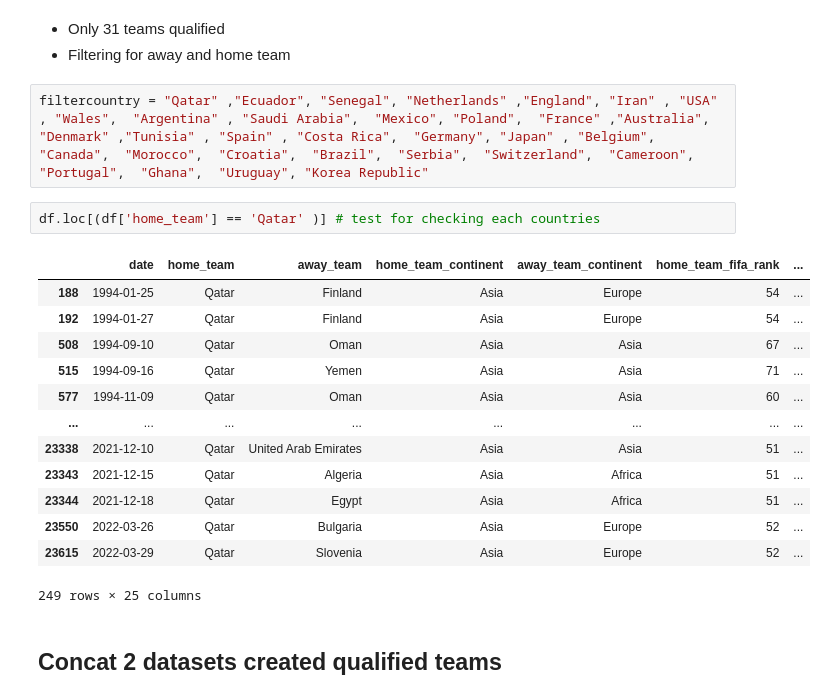
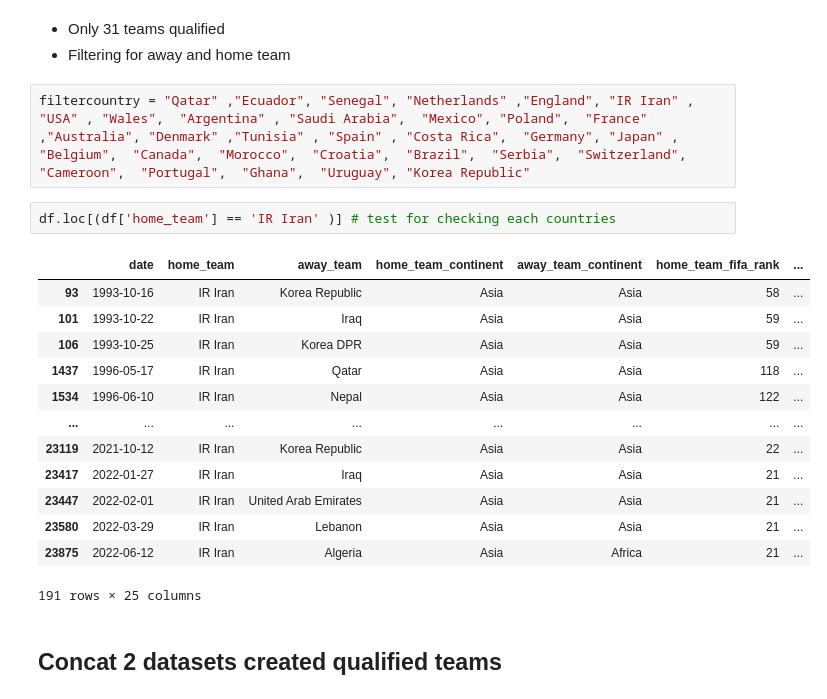
Before and after one commit to 75andybermond/World_Cup_2022_Prediction, a Jupyter notebook: NB1.ipynb, the cells around one changed output. Saved outputs shown, nothing was run; the diff lists cells and outputs as text.

```diff
--- a/NB1.ipynb
+++ b/NB1.ipynb
@@ -88,23 +110,23 @@ Name: away_team, Length: 211, dtype: int64
 * Only 31 teams qualified
 * Filtering for away and home team
 # %%
-filtercountry = "Qatar" ,"Ecuador", "Senegal", "Netherlands" ,"England", "Iran" , "USA" , "Wales",  "Argentina" , "Saudi Arabia",  "Mexico", "Poland",  "France" ,"Australia", "Denmark" ,"Tunisia" , "Spain" , "Costa Rica",  "Germany", "Japan" , "Belgium",  "Canada",  "Morocco",  "Croatia",  "Brazil",  "Serbia",  "Switzerland",  "Cameroon",  "Portugal",  "Ghana",  "Uruguay", "Korea Republic"
+filtercountry = "Qatar" ,"Ecuador", "Senegal", "Netherlands" ,"England", "IR Iran" , "USA" , "Wales",  "Argentina" , "Saudi Arabia",  "Mexico", "Poland",  "France" ,"Australia", "Denmark" ,"Tunisia" , "Spain" , "Costa Rica",  "Germany", "Japan" , "Belgium",  "Canada",  "Morocco",  "Croatia",  "Brazil",  "Serbia",  "Switzerland",  "Cameroon",  "Portugal",  "Ghana",  "Uruguay", "Korea Republic"
 # %%
-df.loc[(df['home_team'] == 'Qatar' )] # test for checking each countries
+df.loc[(df['home_team'] == 'IR Iran' )] # test for checking each countries
 # %% [output]
 |  | date | home_team | away_team | home_team_continent | away_team_continent | home_team_fifa_rank | ... |
-| 188 | 1994-01-25 | Qatar | Finland | Asia | Europe | 54 | ... |
-| 192 | 1994-01-27 | Qatar | Finland | Asia | Europe | 54 | ... |
-| 508 | 1994-09-10 | Qatar | Oman | Asia | Asia | 67 | ... |
-| 515 | 1994-09-16 | Qatar | Yemen | Asia | Asia | 71 | ... |
-| 577 | 1994-11-09 | Qatar | Oman | Asia | Asia | 60 | ... |
+| 93 | 1993-10-16 | IR Iran | Korea Republic | Asia | Asia | 58 | ... |
+| 101 | 1993-10-22 | IR Iran | Iraq | Asia | Asia | 59 | ... |
+| 106 | 1993-10-25 | IR Iran | Korea DPR | Asia | Asia | 59 | ... |
+| 1437 | 1996-05-17 | IR Iran | Qatar | Asia | Asia | 118 | ... |
+| 1534 | 1996-06-10 | IR Iran | Nepal | Asia | Asia | 122 | ... |
 | ... | ... | ... | ... | ... | ... | ... | ... |
-| 23338 | 2021-12-10 | Qatar | United Arab Emirates | Asia | Asia | 51 | ... |
-| 23343 | 2021-12-15 | Qatar | Algeria | Asia | Africa | 51 | ... |
-| 23344 | 2021-12-18 | Qatar | Egypt | Asia | Africa | 51 | ... |
-| 23550 | 2022-03-26 | Qatar | Bulgaria | Asia | Europe | 52 | ... |
-| 23615 | 2022-03-29 | Qatar | Slovenia | Asia | Europe | 52 | ... |
+| 23119 | 2021-10-12 | IR Iran | Korea Republic | Asia | Asia | 22 | ... |
+| 23417 | 2022-01-27 | IR Iran | Iraq | Asia | Asia | 21 | ... |
+| 23447 | 2022-02-01 | IR Iran | United Arab Emirates | Asia | Asia | 21 | ... |
+| 23580 | 2022-03-29 | IR Iran | Lebanon | Asia | Asia | 21 | ... |
+| 23875 | 2022-06-12 | IR Iran | Algeria | Asia | Africa | 21 | ... |
-249 rows × 25 columns
+191 rows × 25 columns
 # %% [markdown]
 ## Concat 2 datasets created qualified teams
 # %%
```
Also changed, not shown: parts of 21 cells of this notebook, 9 other files.
